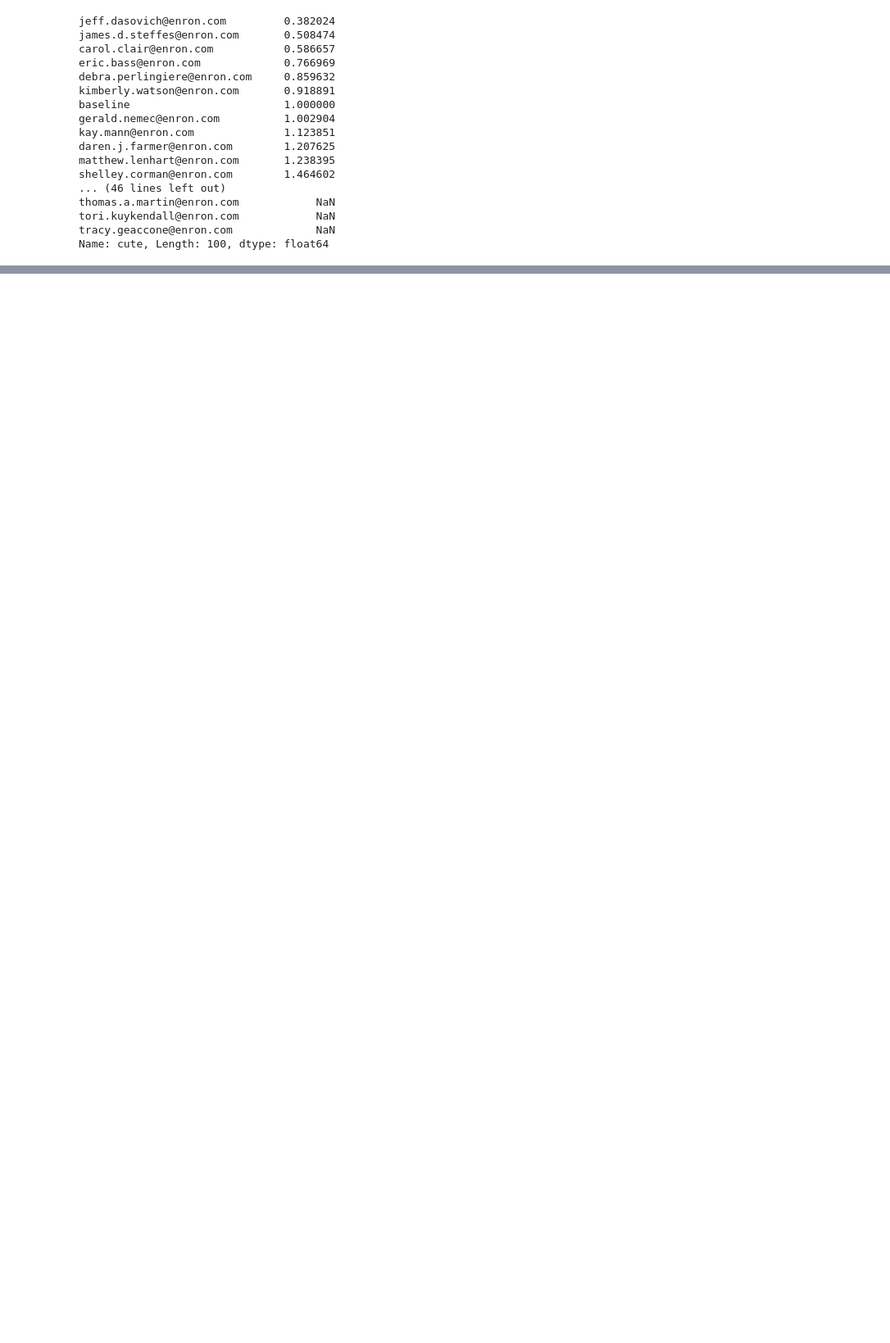
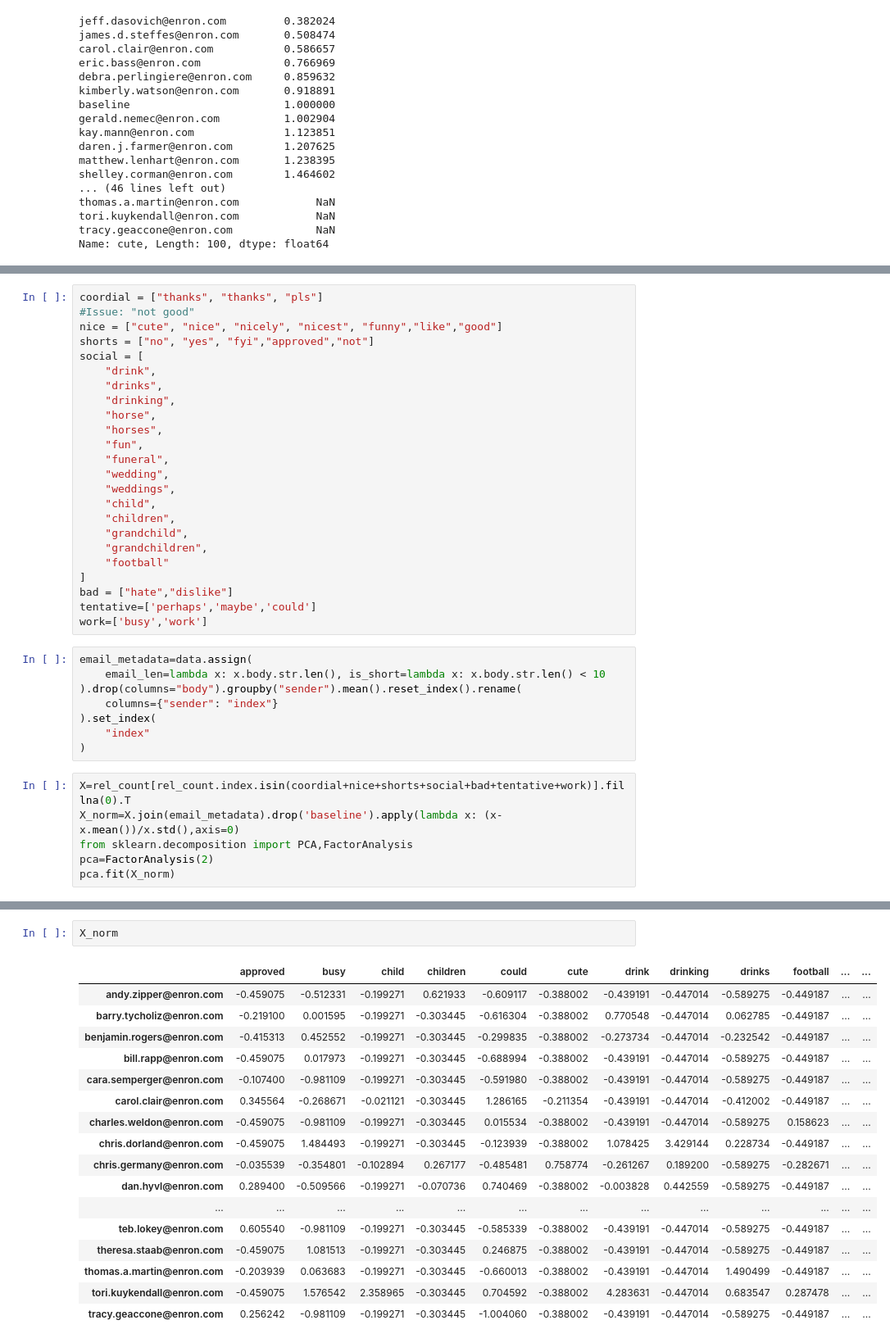
Before and after one commit to artirj/en_personality, a Jupyter notebook: Relative word mentions.ipynb, the cells around one changed output, grey strips where cells are left out. Shown at 82% size. Cells and saved outputs as stored; diff of their text form; blank space fills up the shorter version.

Commit message:
start factor analysis

```diff
--- a/Relative word mentions.ipynb
+++ b/Relative word mentions.ipynb
@@ -162,0 +144,38 @@ Name: cute, Length: 100, dtype: float64
+# %%
+coordial = ["thanks", "thanks", "pls"]
+#Issue: "not good"
+nice = ["cute", "nice", "nicely", "nicest", "funny","like","good"]
+shorts = ["no", "yes", "fyi","approved","not"]
+social = [
+    "drink",
+    "drinks",
+    "drinking",
+    "horse",
+    "horses",
+    "fun",
+    "funeral",
+    "wedding",
+    "weddings",
+    "child",
+    "children",
+    "grandchild",
+    "grandchildren",
+    "football"
+]
+bad = ["hate","dislike"]
+tentative=['perhaps','maybe','could']
+work=['busy','work']
+# %%
+email_metadata=data.assign(
+    email_len=lambda x: x.body.str.len(), is_short=lambda x: x.body.str.len() < 10
+).drop(columns="body").groupby("sender").mean().reset_index().rename(
+    columns={"sender": "index"}
+).set_index(
+    "index"
+)
+# %%
+X=rel_count[rel_count.index.isin(coordial+nice+shorts+social+bad+tentative+work)].fillna(0).T
+X_norm=X.join(email_metadata).drop('baseline').apply(lambda x: (x-x.mean())/x.std(),axis=0)
+from sklearn.decomposition import PCA,FactorAnalysis
+pca=FactorAnalysis(2)
+pca.fit(X_norm)
@@ -162,0 +186,20 @@ Name: cute, Length: 100, dtype: float64
+# %%
+X_norm
+# %% [output]
+|  | approved | busy | child | children | could | cute | drink | drinking | drinks | football | ... | ... |
+| andy.zipper@enron.com | -0.459075 | -0.512331 | -0.199271 | 0.621933 | -0.609117 | -0.388002 | -0.439191 | -0.447014 | -0.589275 | -0.449187 | ... | ... |
+| barry.tycholiz@enron.com | -0.219100 | 0.001595 | -0.199271 | -0.303445 | -0.616304 | -0.388002 | 0.770548 | -0.447014 | 0.062785 | -0.449187 | ... | ... |
+| benjamin.rogers@enron.com | -0.415313 | 0.452552 | -0.199271 | -0.303445 | -0.299835 | -0.388002 | -0.273734 | -0.447014 | -0.232542 | -0.449187 | ... | ... |
+| bill.rapp@enron.com | -0.459075 | 0.017973 | -0.199271 | -0.303445 | -0.688994 | -0.388002 | -0.439191 | -0.447014 | -0.589275 | -0.449187 | ... | ... |
+| cara.semperger@enron.com | -0.107400 | -0.981109 | -0.199271 | -0.303445 | -0.591980 | -0.388002 | -0.439191 | -0.447014 | -0.589275 | -0.449187 | ... | ... |
+| carol.clair@enron.com | 0.345564 | -0.268671 | -0.021121 | -0.303445 | 1.286165 | -0.211354 | -0.439191 | -0.447014 | -0.412002 | -0.449187 | ... | ... |
+| charles.weldon@enron.com | -0.459075 | -0.981109 | -0.199271 | -0.303445 | 0.015534 | -0.388002 | -0.439191 | -0.447014 | -0.589275 | 0.158623 | ... | ... |
+| chris.dorland@enron.com | -0.459075 | 1.484493 | -0.199271 | -0.303445 | -0.123939 | -0.388002 | 1.078425 | 3.429144 | 0.228734 | -0.449187 | ... | ... |
+| chris.germany@enron.com | -0.035539 | -0.354801 | -0.102894 | 0.267177 | -0.485481 | 0.758774 | -0.261267 | 0.189200 | -0.589275 | -0.282671 | ... | ... |
+| dan.hyvl@enron.com | 0.289400 | -0.509566 | -0.199271 | -0.070736 | 0.740469 | -0.388002 | -0.003828 | 0.442559 | -0.589275 | -0.449187 | ... | ... |
+| ... | ... | ... | ... | ... | ... | ... | ... | ... | ... | ... | ... | ... |
+| teb.lokey@enron.com | 0.605540 | -0.981109 | -0.199271 | -0.303445 | -0.585339 | -0.388002 | -0.439191 | -0.447014 | -0.589275 | -0.449187 | ... | ... |
+| theresa.staab@enron.com | -0.459075 | 1.081513 | -0.199271 | -0.303445 | 0.246875 | -0.388002 | -0.439191 | -0.447014 | -0.589275 | -0.449187 | ... | ... |
+| thomas.a.martin@enron.com | -0.203939 | 0.063683 | -0.199271 | -0.303445 | -0.660013 | -0.388002 | -0.439191 | -0.447014 | 1.490499 | -0.449187 | ... | ... |
+| tori.kuykendall@enron.com | -0.459075 | 1.576542 | 2.358965 | -0.303445 | 0.704592 | -0.388002 | 4.283631 | -0.447014 | 0.683547 | 0.287478 | ... | ... |
+| tracy.geaccone@enron.com | 0.256242 | -0.981109 | -0.199271 | -0.303445 | -1.004060 | -0.388002 | -0.439191 | -0.447014 | -0.589275 | -0.449187 | ... | ... |
```
Also changed, not shown: parts of 6 cells of this notebook.
